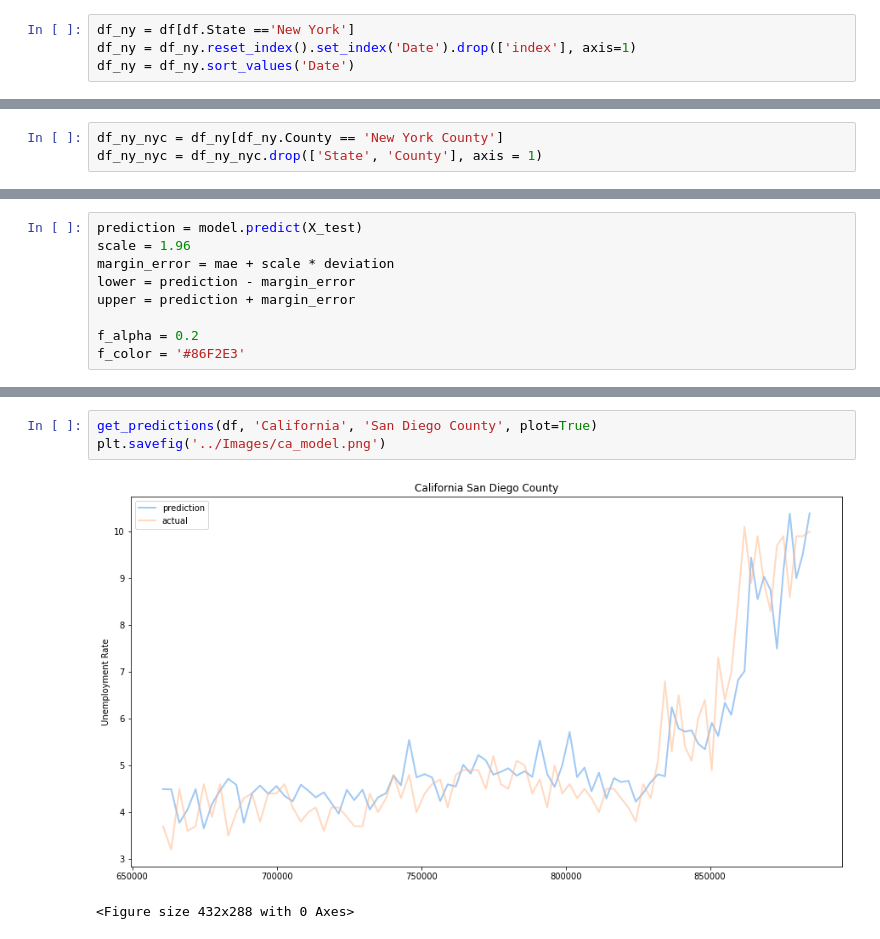
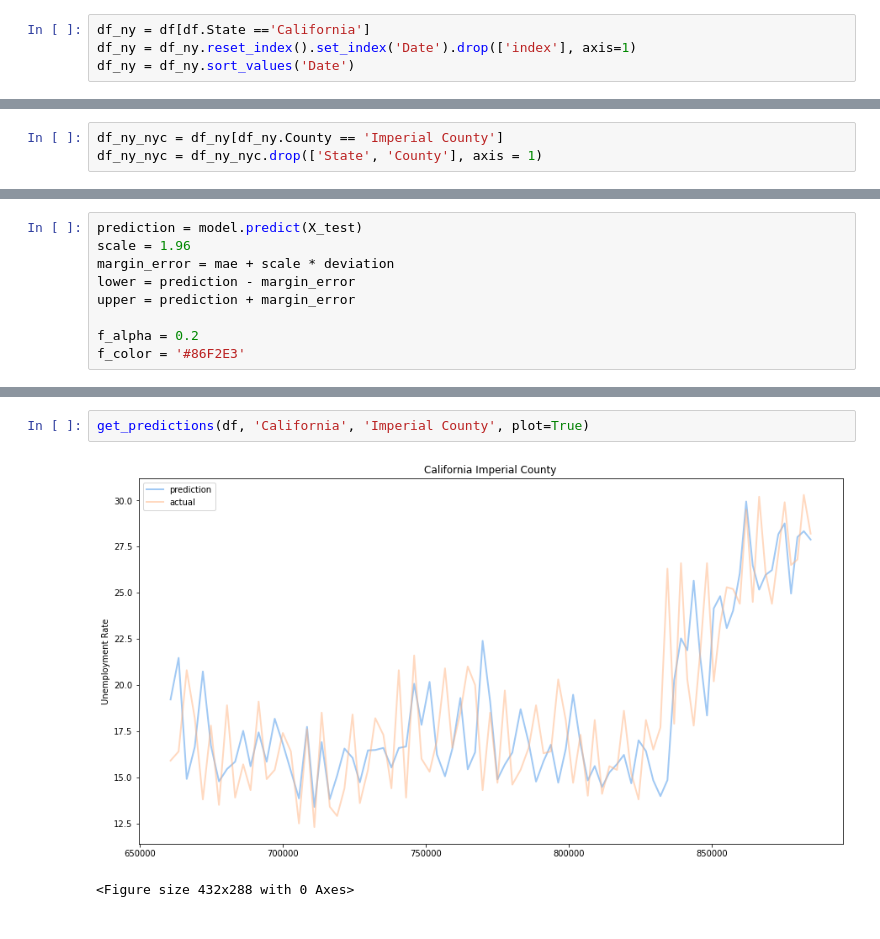
Before and after one commit to ArthDh/ECE-225, a Jupyter notebook: notebooks/reg_testing2.ipynb, the cells around one changed output, grey strips where cells are left out. Saved outputs shown, nothing was run; the diff lists cells and outputs as text.

```diff
--- a/notebooks/reg_testing2.ipynb
+++ b/notebooks/reg_testing2.ipynb
@@ -37,7 +37,7 @@ df.head()
 | 3 | Mississippi | Hinds County | 6.1 | 2015-02-01 |
 | 4 | Mississippi | Kemper County | 10.6 | 2015-02-01 |
 # %%
-df_ny = df[df.State =='New York']
+df_ny = df[df.State =='California']
 df_ny = df_ny.reset_index().set_index('Date').drop(['index'], axis=1)
 df_ny = df_ny.sort_values('Date')
 # %%
@@ -151,7 +151,7 @@ def tts(X, y, test_size=0.3):
     y_test = y[test_index:]
     return X_train, X_test, y_train, y_test
 # %%
-df_ny_nyc = df_ny[df_ny.County == 'New York County']
+df_ny_nyc = df_ny[df_ny.County == 'Imperial County']
 df_ny_nyc = df_ny_nyc.drop(['State', 'County'], axis = 1)
 # %%
 plt.plot(df_ny[df_ny.County == 'New York County']['Rate'])
@@ -265,6 +267,5 @@ def get_predictions(df2, state, county, plot = True):
 # %%
-get_predictions(df, 'California', 'San Diego County', plot=True)
-plt.savefig('../Images/ca_model.png')
+get_predictions(df, 'California', 'Imperial County', plot=True)
 # %% [output]
-[figure, old version]
+[figure, new version]
 <Figure size 432x288 with 0 Axes>
```
Also changed, not shown: parts of 11 cells of this notebook, 17 other files.
